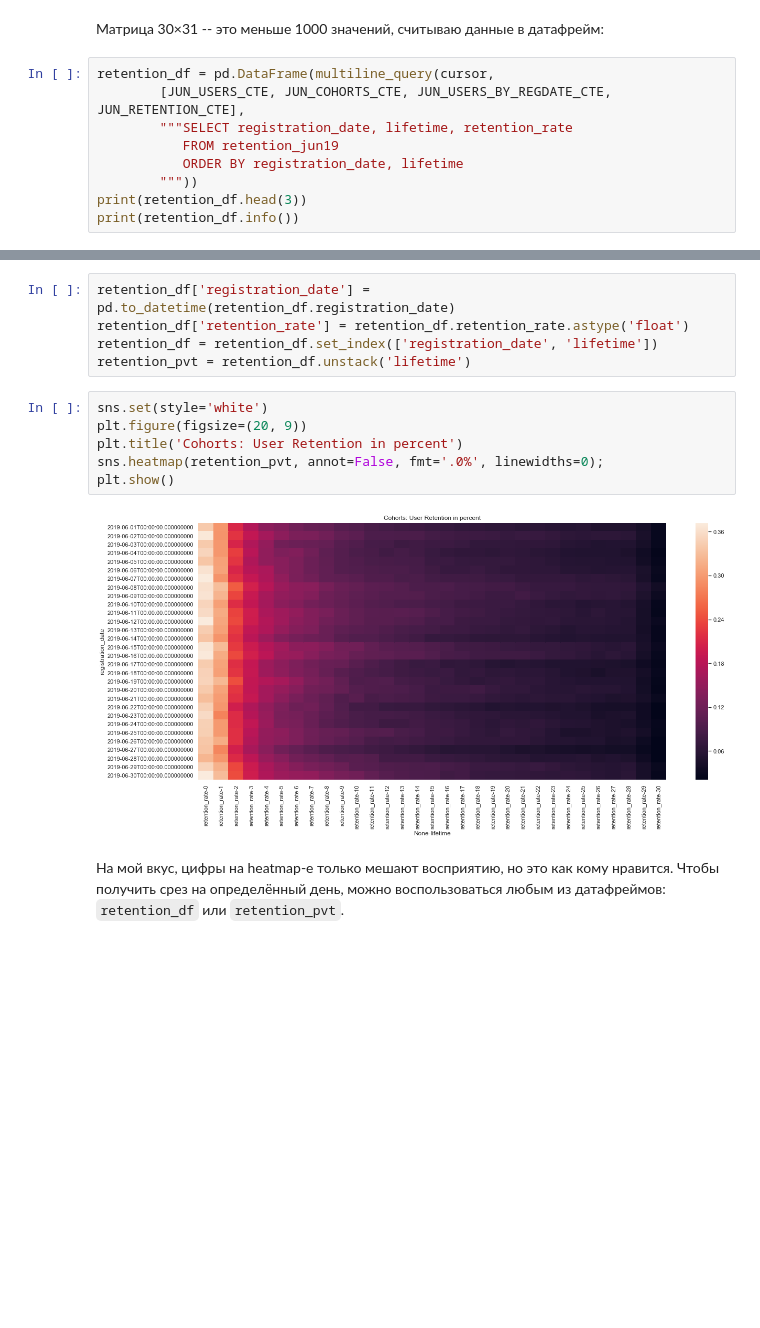
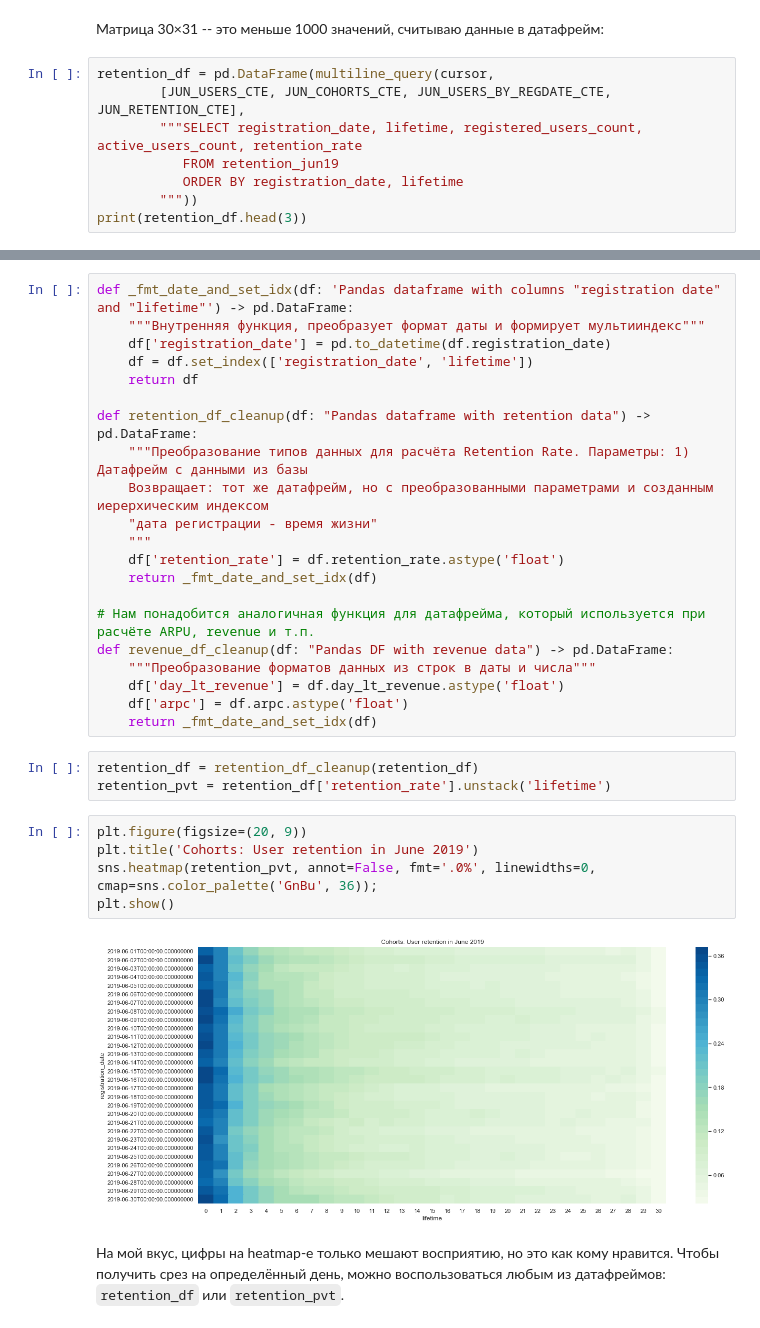
Before and after one commit to gdg-work/SkillFactory__SDA5__Case_A9, a Jupyter notebook: case_A9.ipynb, the cells around one changed output, grey strips where cells are left out. Saved outputs shown, nothing was run; the diff lists cells and outputs as text; blank space fills up the shorter version.

```diff
--- a/case_A9.ipynb
+++ b/case_A9.ipynb
@@ -195,10 +196,9 @@ Record(max_lt=30)
 # %%
 retention_df = pd.DataFrame(multiline_query(cursor,
         [JUN_USERS_CTE, JUN_COHORTS_CTE, JUN_USERS_BY_REGDATE_CTE, JUN_RETENTION_CTE],
-        """SELECT registration_date, lifetime, retention_rate
+        """SELECT registration_date, lifetime, registered_users_count, active_users_count, retention_rate
            FROM retention_jun19
            ORDER BY registration_date, lifetime
         """))
 print(retention_df.head(3))
-print(retention_df.info())
 # %% [output]
@@ -220,15 +216,33 @@ None
-# %%
-retention_df['registration_date'] = pd.to_datetime(retention_df.registration_date)
-retention_df['retention_rate'] = retention_df.retention_rate.astype('float')
-retention_df = retention_df.set_index(['registration_date', 'lifetime'])
-retention_pvt = retention_df.unstack('lifetime')
+# %%
+def _fmt_date_and_set_idx(df: 'Pandas dataframe with columns "registration date" and "lifetime"') -> pd.DataFrame:
+    """Внутренняя функция, преобразует формат даты и формирует мультииндекс"""
+    df['registration_date'] = pd.to_datetime(df.registration_date)
+    df = df.set_index(['registration_date', 'lifetime'])
+    return df
+
+def retention_df_cleanup(df: "Pandas dataframe with retention data") -> pd.DataFrame:
+    """Преобразование типов данных для расчёта Retention Rate. Параметры: 1) Датафрейм с данными из базы
+    Возвращает: тот же датафрейм, но с преобразованными параметрами и созданным иерерхическим индексом
+    "дата регистрации - время жизни"
+    """
+    df['retention_rate'] = df.retention_rate.astype('float')
+    return _fmt_date_and_set_idx(df)
+
+# Нам понадобится аналогичная функция для датафрейма, который используется при расчёте ARPU, revenue и т.п.
+def revenue_df_cleanup(df: "Pandas DF with revenue data") -> pd.DataFrame:
+    """Преобразование форматов данных из строк в даты и числа"""
+    df['day_lt_revenue'] = df.day_lt_revenue.astype('float')
+    df['arpc'] = df.arpc.astype('float')
+    return _fmt_date_and_set_idx(df)
+# %%
+retention_df = retention_df_cleanup(retention_df)
+retention_pvt = retention_df['retention_rate'].unstack('lifetime')
 # %%
-sns.set(style='white')
 plt.figure(figsize=(20, 9))
-plt.title('Cohorts: User Retention in percent')
-sns.heatmap(retention_pvt, annot=False, fmt='.0%', linewidths=0);
+plt.title('Cohorts: User retention in June 2019')
+sns.heatmap(retention_pvt, annot=False, fmt='.0%', linewidths=0, cmap=sns.color_palette('GnBu', 36));
 plt.show()
 # %% [output]
-[figure, old version]
+[figure, new version]
 # %% [markdown]
 На мой вкус, цифры на heatmap-е только мешают восприятию, но это как кому нравится. Чтобы получить срез на определённый день, можно воспользоваться любым из датафреймов: `retention_df` или `retention_pvt`.
```
Also changed, not shown: parts of 48 cells of this notebook.
